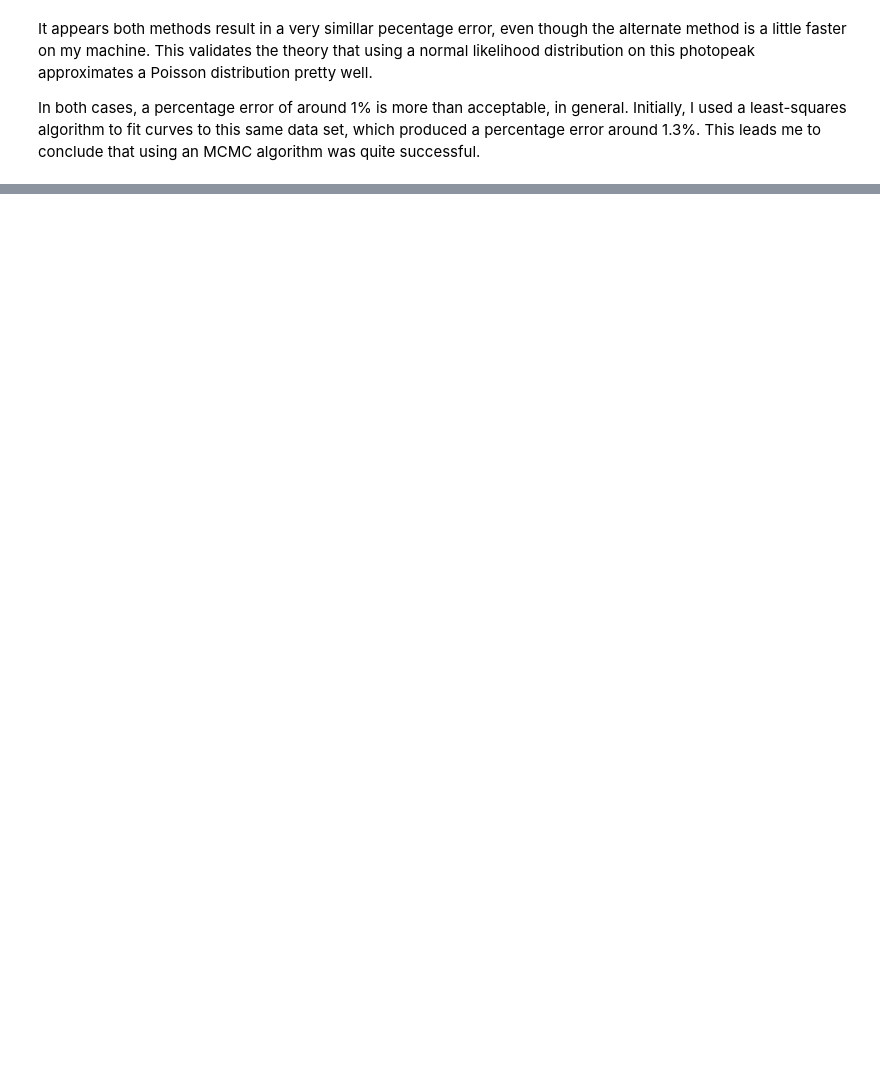
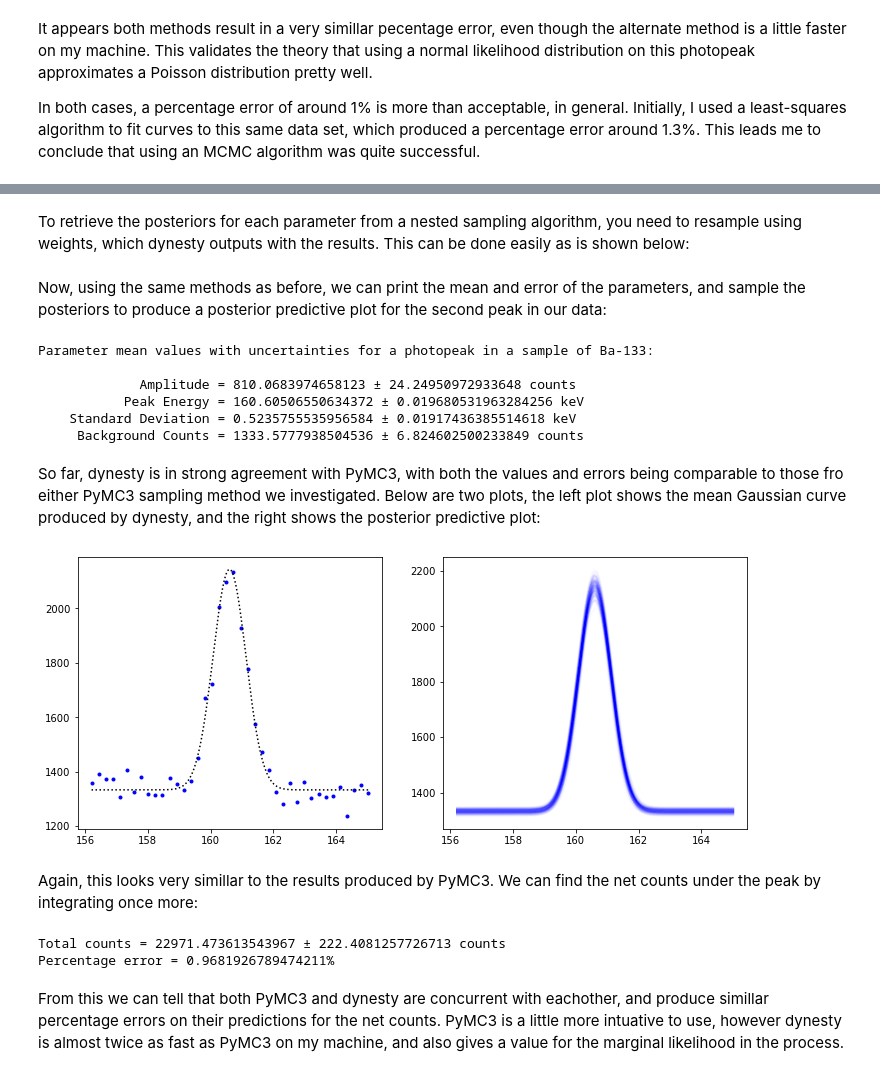
Before and after one commit to Mo-Ghani/Sampling, a Jupyter notebook: PyMC3/PyMC3_GRS.ipynb, the cells around one changed output, grey strips where cells are left out. Saved outputs shown, nothing was run; the diff lists cells and outputs as text; code cells hidden in the pictures; blank space fills up the shorter version.

```diff
--- a/PyMC3/PyMC3_GRS.ipynb
+++ b/PyMC3/PyMC3_GRS.ipynb
@@ -477,0 +546,3 @@ In both cases, a percentage error of around 1% is more than acceptable, in gener
+# %%
+results = sampler.results
+print(results.summary())
@@ -477,0 +558,73 @@ In both cases, a percentage error of around 1% is more than acceptable, in gener
+# %% [markdown]
+To retrieve the posteriors for each parameter from a nested sampling algorithm, you need to resample using weights, which dynesty outputs with the results. This can be done easily as is shown below:
+# %%
+weights = np.exp(results['logwt'] - results['logz'][-1])
+samples = results.samples
+
+dynesty_samples = resample_equal(samples, weights)
+# %% [markdown]
+Now, using the same methods as before, we can print the mean and error of the parameters, and sample the posteriors to produce a posterior predictive plot for the second peak in our data:
+# %%
+a, xc, w, y0 = [dynesty_samples[:,i] for i in range(4)]
+
+a_mu, a_sig = np.mean(a), np.std(a)
+xc_mu, xc_sig = np.mean(xc), np.std(xc)
+w_mu, w_sig = np.mean(w), np.std(w)
+y0_mu, y0_sig = np.mean(y0), np.std(y0)
+
+nfits = 300
+a_samps = np.random.normal(a_mu, a_sig, nfits)
+xc_samps = np.random.normal(xc_mu, xc_sig, nfits)
+w_samps = np.random.normal(w_mu, w_sig, nfits)
+y0_samps = np.random.normal(y0_mu, y0_sig, nfits)
+
+print("Parameter mean values with uncertainties for a photopeak in a sample of Ba-133: \n" + " \n " +
+      "            Amplitude = {} \u00B1 {} counts \n".format(a_mu, a_sig) +
+      "           Peak Energy = {} \u00B1 {} keV \n".format(xc_mu, xc_sig) +
+      "    Standard Deviation = {} \u00B1 {} keV \n".format(w_mu, w_sig) +
+      "     Background Counts = {} \u00B1 {} counts \n".format(y0_mu, y0_sig))
+# %% [output]
+Parameter mean values with uncertainties for a photopeak in a sample of Ba-133:
+
+             Amplitude = 810.0683974658123 ± 24.24950972933648 counts
+           Peak Energy = 160.60506550634372 ± 0.019680531963284256 keV
+    Standard Deviation = 0.5235755535956584 ± 0.01917436385514618 keV
+     Background Counts = 1333.5777938504536 ± 6.824602500233849 counts
+# %% [markdown]
+So far, dynesty is in strong agreement with PyMC3, with both the values and errors being comparable to those fro either PyMC3 sampling method we investigated. Below are two plots, the left plot shows the mean Gaussian curve produced by dynesty, and the right shows the posterior predictive plot:
+# %%
+x, y = peaks_x[1], peaks_y[1]
+fig, (ax1, ax2) = plt.subplots(1,2,figsize=(12,5))
+
+xsmooth = np.linspace(min(x),max(x), 1000)
+
+# mean posterior plot
+ax1.plot(x, y, 'b.')
+ax1.plot(xsmooth, gauss(xsmooth,a_mu,xc_mu,w_mu,y0_mu),"k:")
+
+# posterior predictive plot
+"""ax2.plot(x,y,'b.')"""
+for i in range(nfits):
+    ax2.plot(xsmooth, gauss(xsmooth,a_samps[i],xc_samps[i],w_samps[i],y0_samps[i]),'b-',alpha=0.01)
+
+plt.show()
+# %% [output]
+[figure, added]
+# %% [markdown]
+Again, this looks very simillar to the results produced by PyMC3. We can find the net counts under the peak by integrating once more:
+# %%
+peak_integral_dynesty = integrate.quad(lambda t:
+                                       gauss(t, a_mu, xc_mu, w_mu, y0_mu), 159.1, 162.2)[0] / c_0
+peak_integral_err_dynesty = np.sqrt(2 * np.pi *
+                                    ((w_mu * a_sig)** 2 + (a_mu * w_sig) ** 2 )) / c_0
+
+percent_err_dynesty = 100*peak_integral_err_dynesty/peak_integral_dynesty
+
+print("Total counts = {} \u00B1 {} counts \n".format(peak_integral_dynesty,
+                                                               peak_integral_err_dynesty) +
+      "Percentage error = {}%".format(percent_err_dynesty))
+# %% [output]
+Total counts = 22971.473613543967 ± 222.4081257726713 counts
+Percentage error = 0.9681926789474211%
+# %% [markdown]
+From this we can tell that both PyMC3 and dynesty are concurrent with eachother, and produce simillar percentage errors on their predictions for the net counts. PyMC3 is a little more intuative to use, however dynesty is almost twice as fast as PyMC3 on my machine, and also gives a value for the marginal likelihood in the process.
```
Also changed, not shown: parts of 20 cells of this notebook.
